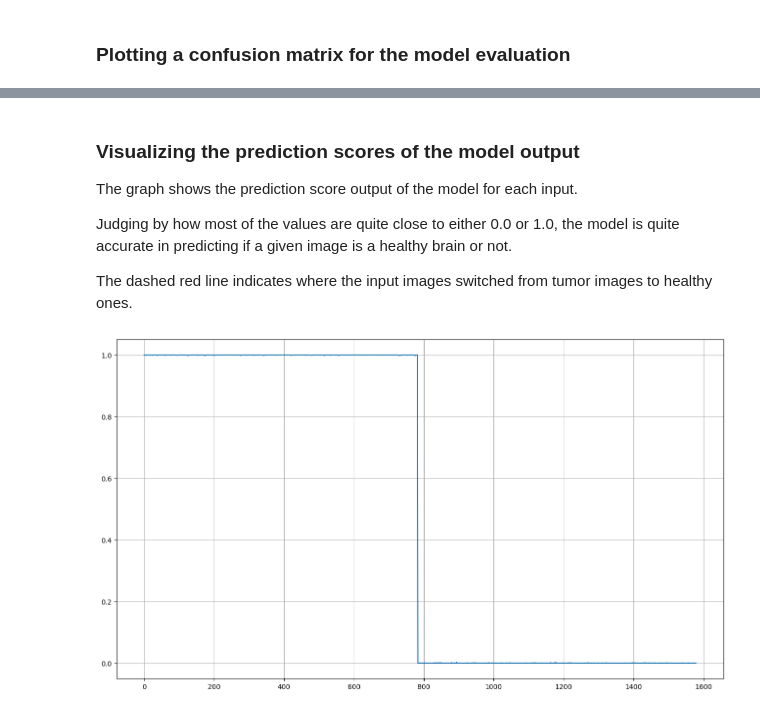
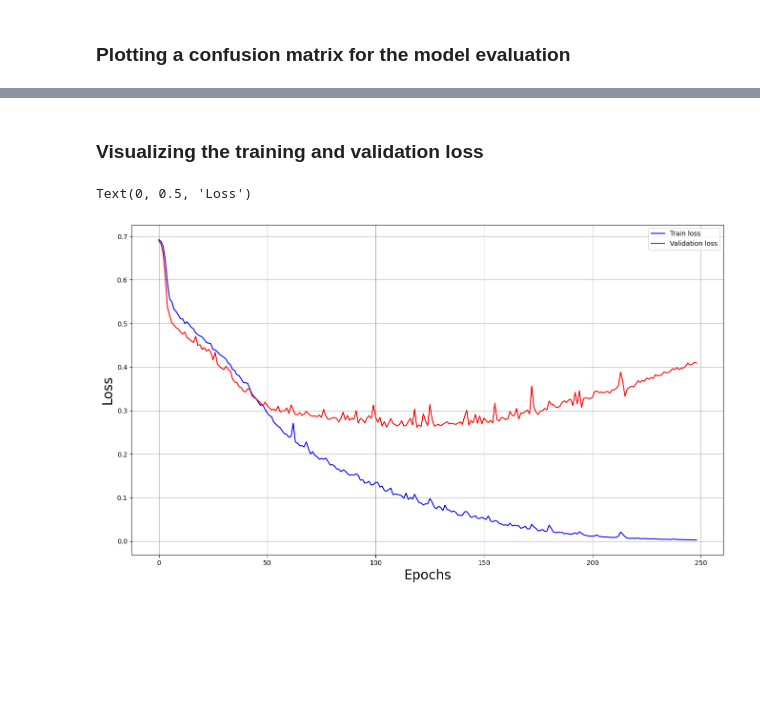
Before and after one commit to dinamj/brain-tumor-detector, a Jupyter notebook: notebook.ipynb, the cells around one changed output, grey strips where cells are left out. Cells and saved outputs as stored; diff of their text form; code cells hidden in the pictures; blank space fills up the shorter version.

```diff
--- a/notebook.ipynb
+++ b/notebook.ipynb
@@ -369,22 +462,13 @@ ax.yaxis.set_ticklabels(['Tumor','Healthy'])
-# %% [markdown]
-### Visualizing the prediction scores of the model output
-
-The graph shows the prediction score output of the model for each input.
-
-Judging by how most of the values are quite close to either 0.0 or 1.0, the model is quite accurate in predicting if a given image is a healthy brain or not.
-
-The dashed red line indicates where the input images switched from tumor images to healthy ones.
-# %%
-# define the size of the matplotlib plot
-plt.figure(figsize=(16,9))
-
-# visualize model outputs as a line plot
-plt.plot(outputs)
-
-# add a vertical dashed red line at a specific x-axis position (indicating where the images go from tumor to healthy)
-# plt.axvline(x=len(tumor), color='r', linestyle='--')
-
-# add gridlines for readability
-plt.grid()
-# %% [output]
-[figure, removed]
+# %% [markdown]
+### Visualizing the training and validation loss
+# %%
+plt.figure(figsize=(16,9))
+plt.plot(epoch_train_loss, c='b', label='Train loss')
+plt.plot(epoch_val_loss, c='r', label = 'Validation loss')
+plt.legend()
+plt.grid()
+plt.xlabel('Epochs', fontsize=20)
+plt.ylabel('Loss', fontsize=20)
+# %% [output]
+Text(0, 0.5, 'Loss')
+[figure, added]
```
Also changed, not shown: parts of 10 cells of this notebook.
